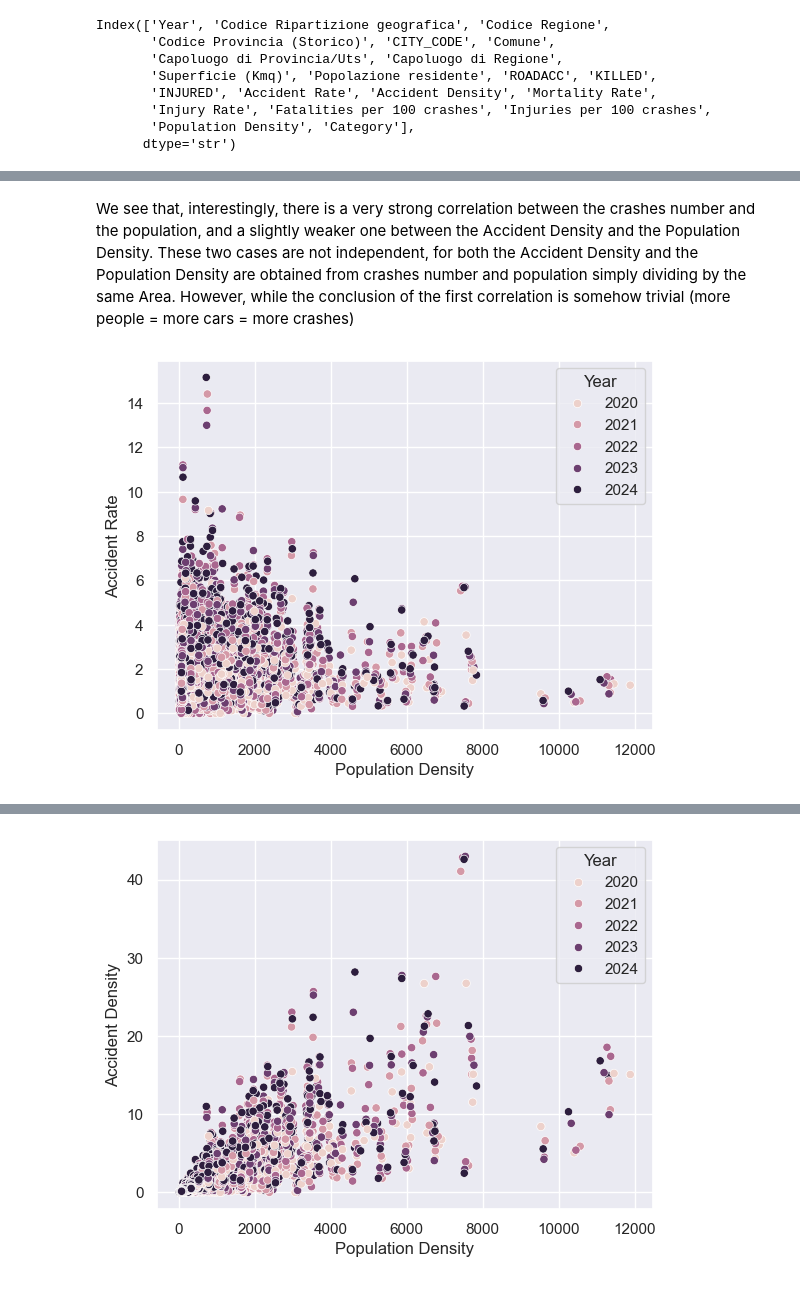
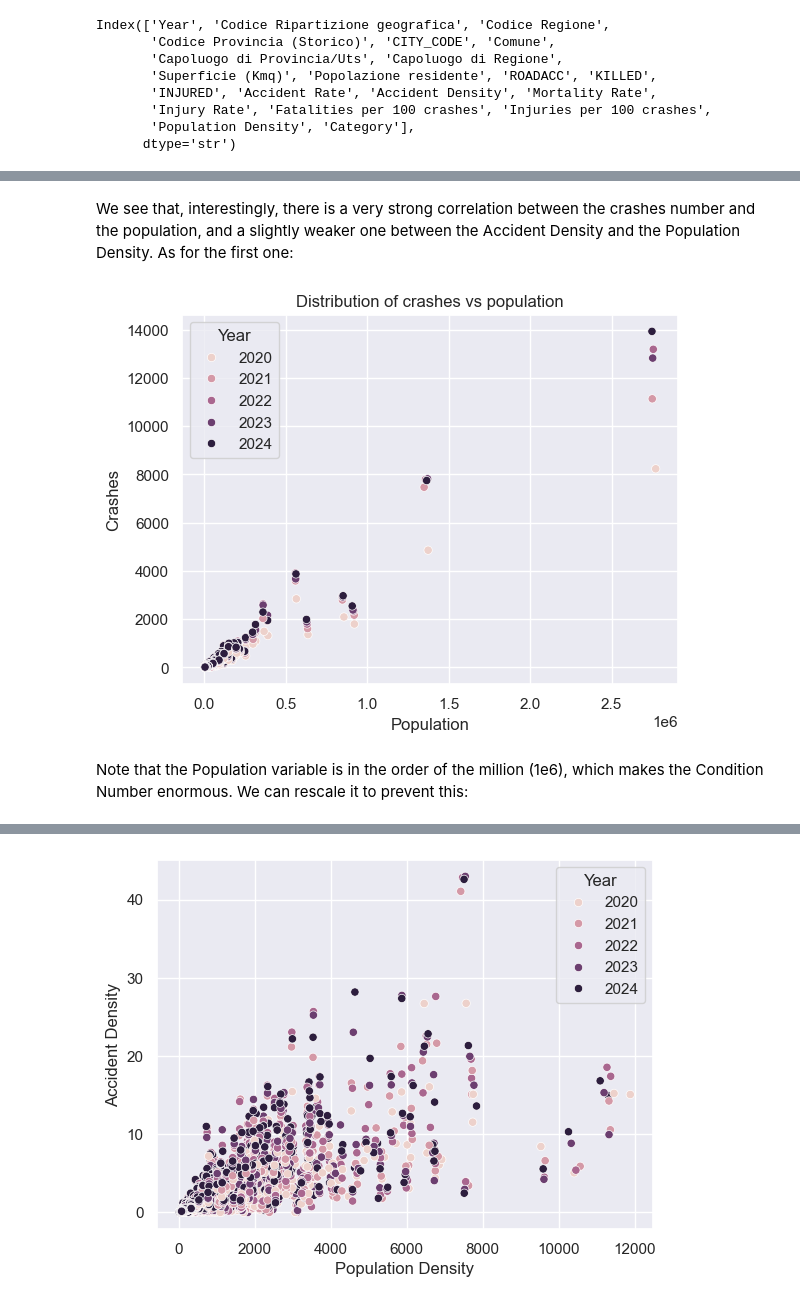
Before and after one commit to MarcoTosoni/boolean_project, a Jupyter notebook: data_analysis.ipynb, the cells around one changed output, grey strips where cells are left out. Cells and saved outputs as stored; diff of their text form; code cells hidden in the pictures.

Commit message:
crashes vs population regression

```diff
--- a/data_analysis.ipynb
+++ b/data_analysis.ipynb
@@ -711,8 +713,13 @@ target_cities[cols].corr(numeric_only=True)
 | Injuries per 100 crashes | 0.090251 | -0.043428 | -0.047336 | -0.039178 | -0.036916 | -0.112528 | -0.141728 | ... |
 | Population Density | -0.255703 | 0.232946 | 0.193579 | 0.117052 | 0.193948 | 0.015125 | 0.759652 | ... |
 # %% [markdown]
-We see that, interestingly, there is a very strong correlation between the crashes number and the population, and a slightly weaker one between the Accident Density and the Population Density. These two cases are not independent, for both the Accident Density and the Population Density are obtained from crashes number and population simply dividing by the same Area. However, while the conclusion of the first correlation is somehow trivial (more people = more cars = more crashes)
+We see that, interestingly, there is a very strong correlation between the crashes number and the population, and a slightly weaker one between the Accident Density and the Population Density. As for the first one:
-# %%
-sns.scatterplot(data=target_cities,y='Accident Rate',x='Population Density',hue='Year');
-# %% [output]
-[figure, removed]
+# %%
+sns.scatterplot(data=target_cities,y='ROADACC',x='Popolazione residente',hue='Year');
+plt.title('Distribution of crashes vs population');
+plt.xlabel('Population');
+plt.ylabel('Crashes');
+# %% [output]
+[figure, added]
+# %% [markdown]
+Note that the Population variable is in the order of the million (1e6), which makes the Condition Number enormous. We can rescale it to prevent this:
```
Also changed, not shown: parts of 14 cells of this notebook.
